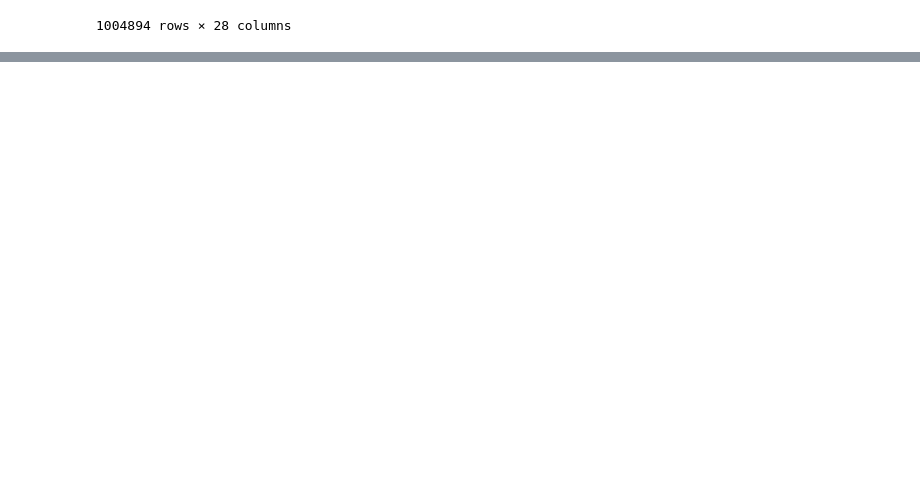
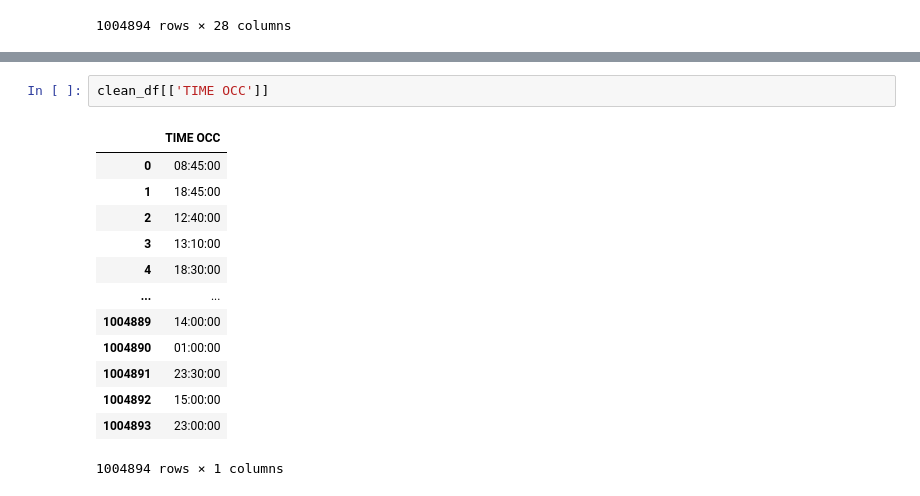
Before and after one commit to kamariban/data-analysis, a Jupyter notebook: crime.ipynb, the cells around one changed output, grey strips where cells are left out. Saved outputs shown, nothing was run; the diff lists cells and outputs as text; blank space fills up the shorter version.

```diff
--- a/crime.ipynb
+++ b/crime.ipynb
@@ -49,0 +316,16 @@ remove
+# %%
+clean_df[['TIME OCC']]
+# %% [output]
+|  | TIME OCC |
+| 0 | 08:45:00 |
+| 1 | 18:45:00 |
+| 2 | 12:40:00 |
+| 3 | 13:10:00 |
+| 4 | 18:30:00 |
+| ... | ... |
+| 1004889 | 14:00:00 |
+| 1004890 | 01:00:00 |
+| 1004891 | 23:30:00 |
+| 1004892 | 15:00:00 |
+| 1004893 | 23:00:00 |
+1004894 rows × 1 columns
```
Also changed, not shown: parts of 31 cells of this notebook.
